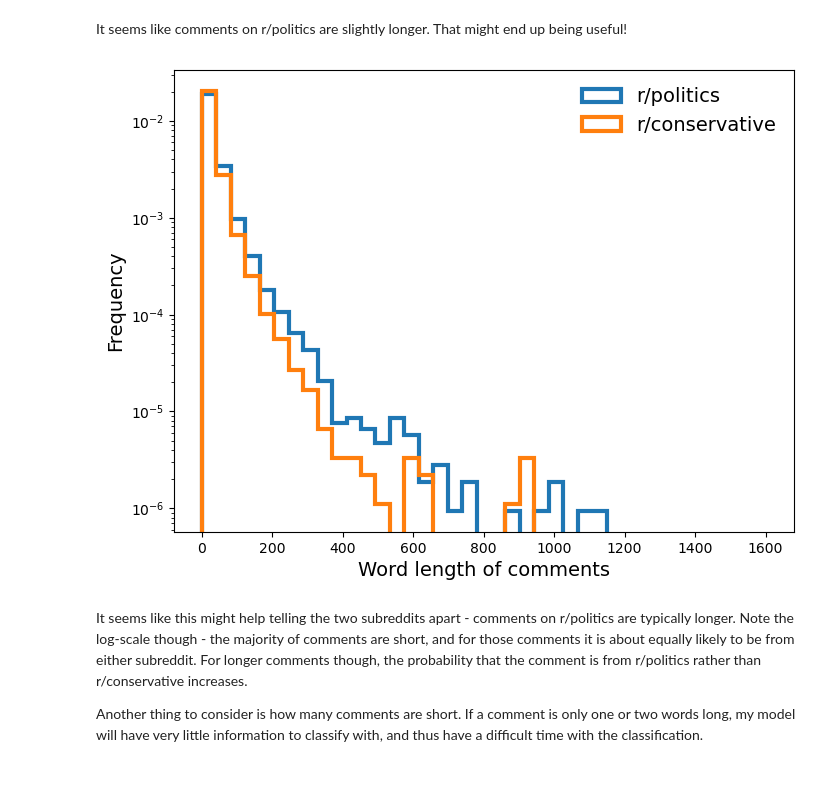
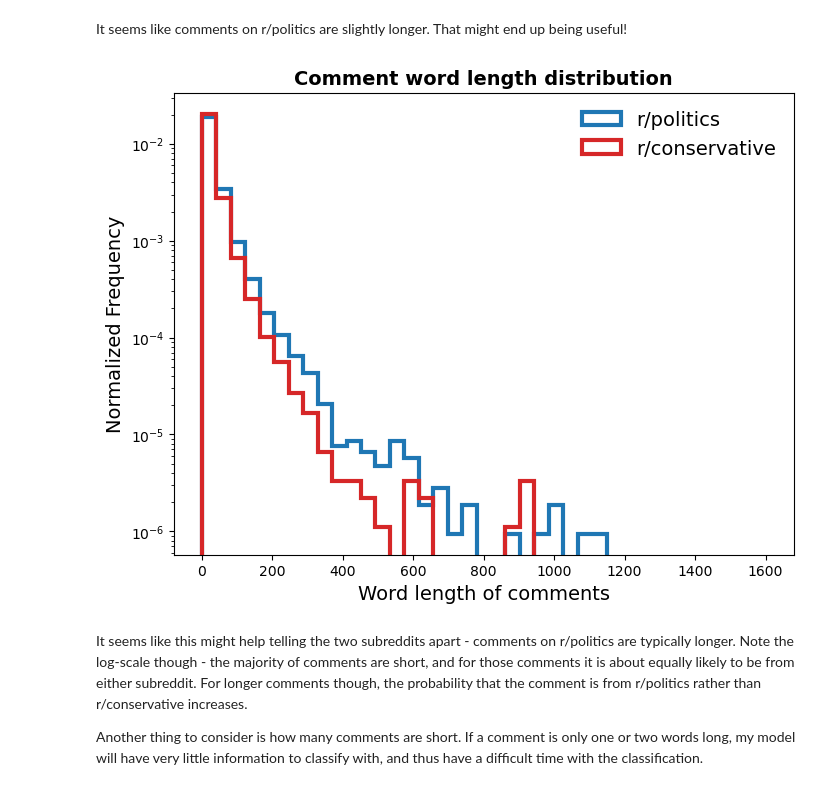
Before and after one commit to martijndevries/NLP_Reddit, a Jupyter notebook: code/EDA_and_cleaning.ipynb, the cells around one changed output. Cells and saved outputs as stored; diff of their text form; code cells hidden in the pictures.

```diff
--- a/code/EDA_and_cleaning.ipynb
+++ b/code/EDA_and_cleaning.ipynb
@@ -153,8 +153,12 @@ I will have to get rid of a few atypical characters that I do want to keep inclu
 I would also like to keep emojis. For that I use the UNICODE_EMOJI list from the emoji package, so that I can ignore those for the ASCII conversion attempt as well
 # %%
 def isEnglish(s):
+    """
+    Tries to convert string to ascii - returns False if this throws a DecodeError, True if not
+    """
+
     #These characters should be allowed in my text, so for this check i'll just remove them from the string before the ASCII conversion
-    #This list is not exhaustive and was obtained through trial and error - for my purposes it seems 'good enough'
+    #This list is not exhaustive and was obtained through trial and error - for my purposes it seems good enough
     esc_chars = ['‘', '’', '—', '‐', '“', '”', '«', '–', 'а', 'é', 'е', 'ē', '½', '…', '»', '›', 'á', '-', ' ̶', '―', '|', '❗️', 'ê', '¯', \
                  '·', 'ó', '+', 'ò', 'ö', 'ü', ':', '•', '￼', '⋆', '★', '£', '$', '\u200e', '\u200b', '🤦‍♂️', '„', '🤷‍♂️', '！', '´', 'ツ', '§']
 
@@ -751,17 +767,18 @@ It seems like comments on r/politics are slightly longer. That might end up bein
 # %%
 fig, ax = plt.subplots(figsize=(8,6))
 
 wlen_bins = np.linspace(1, 1600, 40)
-ax.hist(com_df[com_df['subreddit'] == 'politics']['word_length'], bins=wlen_bins, histtype='step', linewidth=3, label='r/politics', density=True)
-ax.hist(com_df[com_df['subreddit'] == 'conservative']['word_length'], bins=wlen_bins, histtype='step', linewidth=3, label='r/conservative', density=True)
+ax.hist(com_df[com_df['subreddit'] == 'politics']['word_length'], bins=wlen_bins, histtype='step', linewidth=3, label='r/politics', density=True, color='tab:blue')
+ax.hist(com_df[com_df['subreddit'] == 'conservative']['word_length'], bins=wlen_bins, histtype='step', linewidth=3, label='r/conservative', density=True, color='tab:red')
 
 ax.legend(frameon=False, numpoints=1, fontsize=14)
 ax.set_yscale('log')
 ax.set_xlabel('Word length of comments', fontsize=14)
-ax.set_ylabel('Frequency', fontsize=14)
+ax.set_ylabel('Normalized Frequency', fontsize=14)
+ax.set_title('Comment word length distribution', fontsize=14, fontweight='bold')
 plt.show()
 # %% [output]
-[figure, old version]
+[figure, new version]
 # %% [markdown]
 It seems like this might help telling the two subreddits apart - comments on r/politics are typically longer.
 Note the log-scale though - the majority of comments are short, and for those comments it is about equally likely to be from either subreddit. For longer comments though, the probability that the comment is from r/politics rather than r/conservative increases.
```
Also changed, not shown: parts of 8 cells of this notebook, 9 other files.
